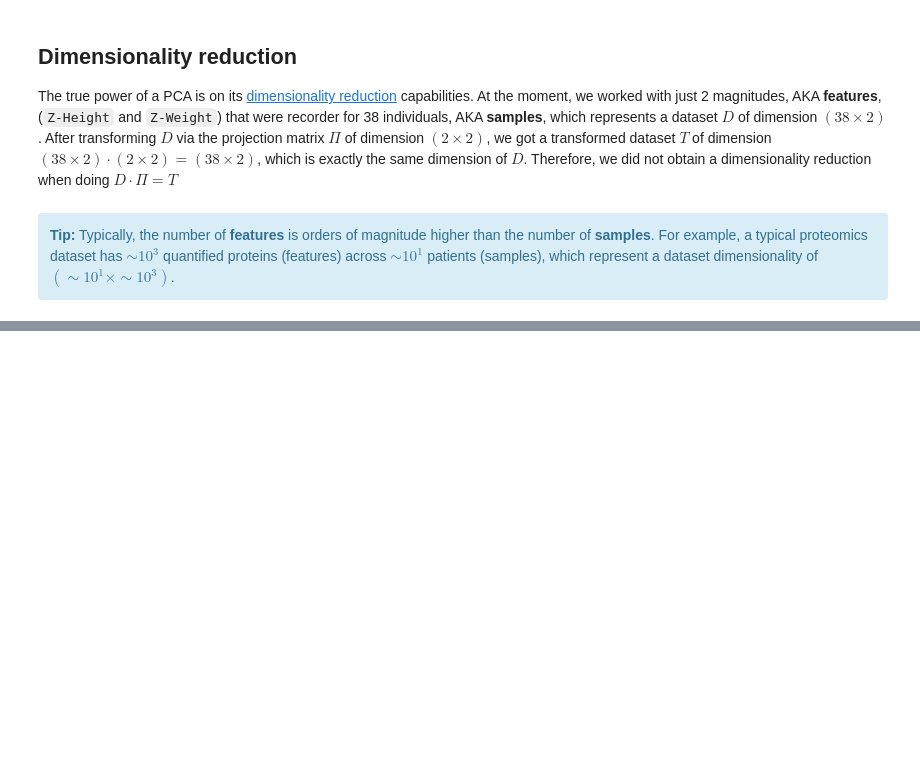
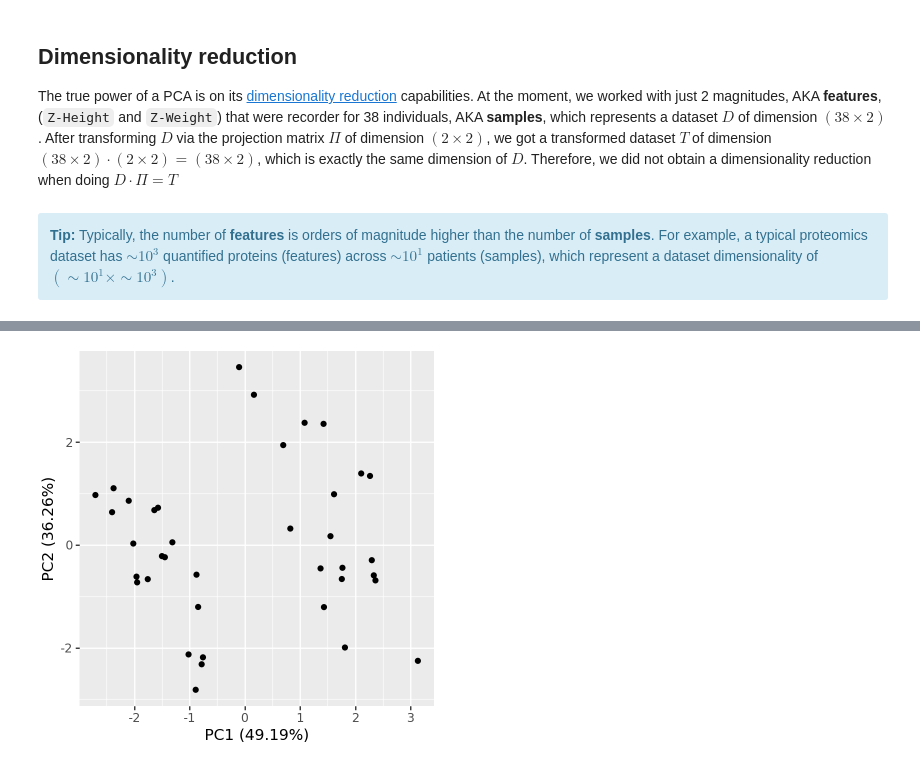
Before and after one commit to MMRES-PyBootcamp/MMRES-python-bootcamp, a Jupyter notebook: 12_PCA.ipynb, the cells around one changed output, grey strips where cells are left out. Saved outputs shown, nothing was run; the diff lists cells and outputs as text; code cells hidden in the pictures; blank space fills up the shorter version.

```diff
--- a/12_PCA.ipynb
+++ b/12_PCA.ipynb
@@ -897,0 +1205,40 @@ print('Cumulative explained variance: {}'.format(cum_explained_variance))
+# %%
+# Import specific packages
+from sklearn.decomposition import PCA
+from sklearn.preprocessing import StandardScaler
+
+# Drop all samples with NANs to enable covariance matrix computation
+D_skl = df.dropna()
+
+# Drop all qualitative features
+D_skl = D_skl.drop(columns=['Gender'])
+
+# 1) Standardize data.
+DZ_skl = StandardScaler().fit_transform(D_skl)
+
+# 2) Get covariance matrix and its eigenthings.
+# 3) Sort PCs and compute explained variance per PC.
+# 4) Get the projection matrix and define number of PCs to keep.
+pca = PCA(n_components=2)
+pca.fit(DZ_skl)
+list_expvar_round_skl = [round(expvar * 100, 2) for expvar in pca.explained_variance_ratio_]
+
+# 5) Transform the data.
+DZT_skl_array = pca.transform(DZ_skl)
+
+# Switch col names from correlative integers, to correlative PC labels
+DZT_skl = pd.DataFrame(DZT_skl_array)
+DZT_skl.columns = [f'PC{str(colname+1)}' for colname in list(DZT_skl)]
+
+# 6) Visualize the PCA.
+gg = (
+    p9.ggplot(data=DZT_skl, mapping=p9.aes(x='PC1', y='PC2'))
+    + p9.geom_point()
+    + p9.theme(figure_size=(4, 4))
+    + p9.xlab(f'PC1 ({list_expvar_round_skl[0]}%)') + p9.ylab(f'PC2 ({list_expvar_round_skl[1]}%)')
+)
+
+# Show plot
+gg
+# %% [output]
+[figure, added]
```
Also changed, not shown: parts of 78 cells of this notebook.
